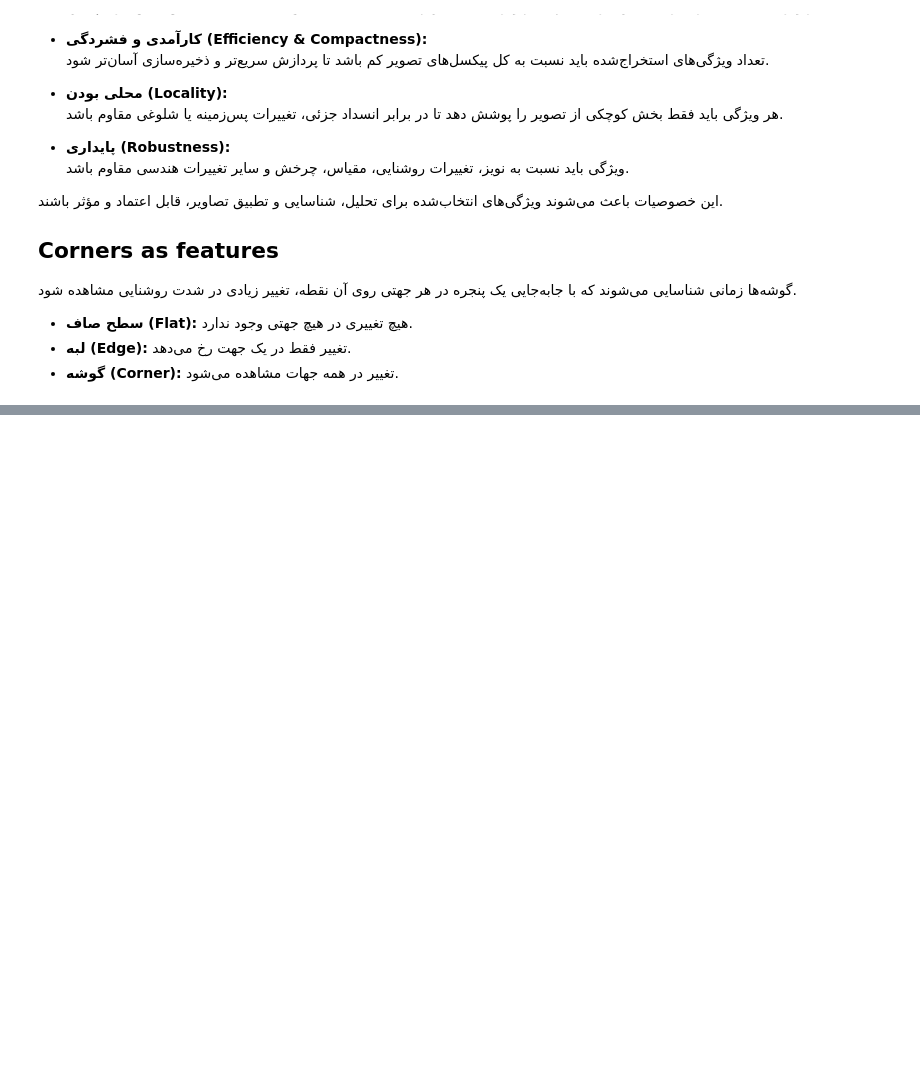
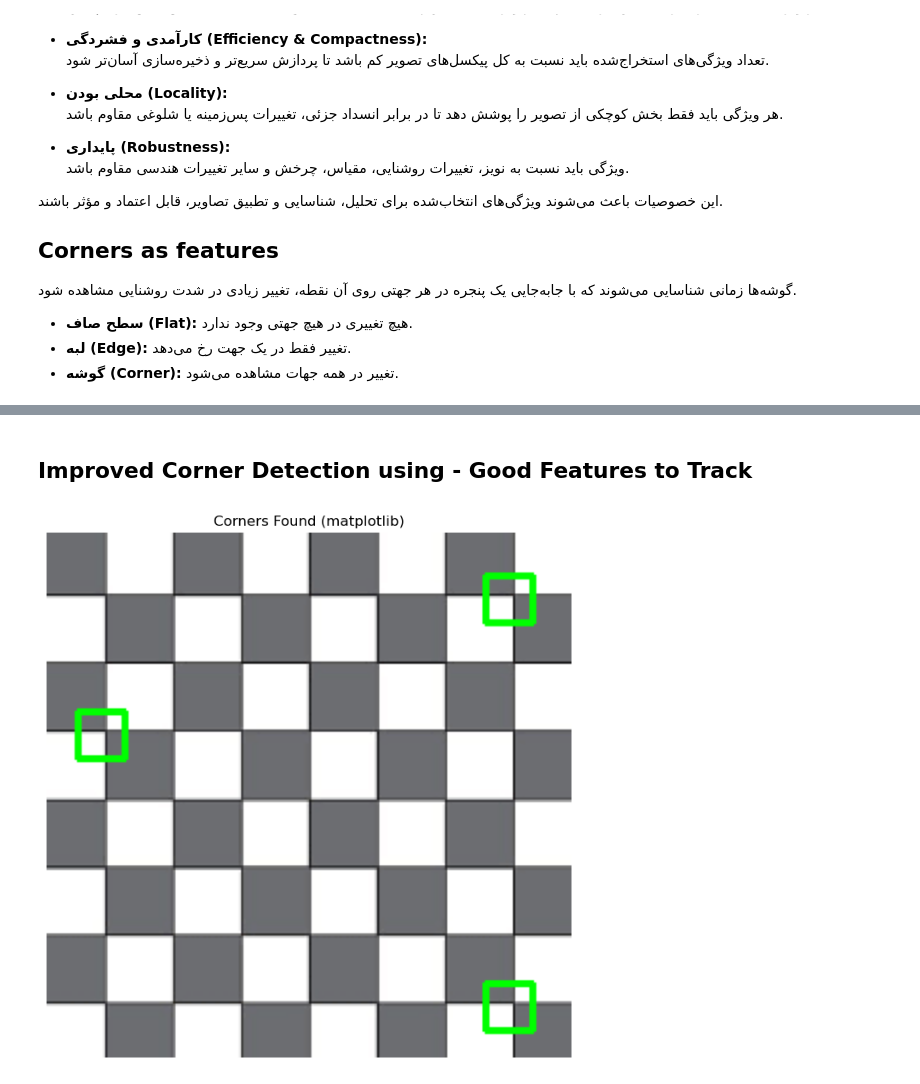
Before and after one commit to Arian2077/Computer_Graphic, a Jupyter notebook: Advanced/5.Object Detection/section_5(2).ipynb, the cells around one changed output, grey strips where cells are left out. Drawn from its saved outputs; the diff is of its cells as text; code cells hidden in the pictures; blank space fills up the shorter version.

```diff
--- a/Advanced/5.Object Detection/section_5(2).ipynb
+++ b/Advanced/5.Object Detection/section_5(2).ipynb
@@ -61,0 +136,28 @@
+# %% [markdown]
+## Improved Corner Detection using - Good Features to Track
+# %%
+import cv2
+import numpy as np
+import matplotlib.pyplot as plt
+
+img = cv2.imread('images/chess.png')
+gray = cv2.cvtColor(img,cv2.COLOR_BGR2GRAY)
+
+# We specific the top 50 corners
+corners = cv2.goodFeaturesToTrack(gray, 100, 0.01, 150)
+
+for corner in corners:
+    x, y = corner[0]
+    x = int(x)
+    y = int(y)
+    cv2.rectangle(img,(x-10,y-10),(x+10,y+10),(0,255,0), 2)
+
+# Show with matplotlib
+img_rgb = cv2.cvtColor(img, cv2.COLOR_BGR2RGB)
+plt.figure(figsize=(8,8))
+plt.imshow(img_rgb)
+plt.title("Corners Found (matplotlib)")
+plt.axis('off')
+plt.show()
+# %% [output]
+[figure, added]
```
Also changed, not shown: parts of 5 cells of this notebook, 1 other file.
